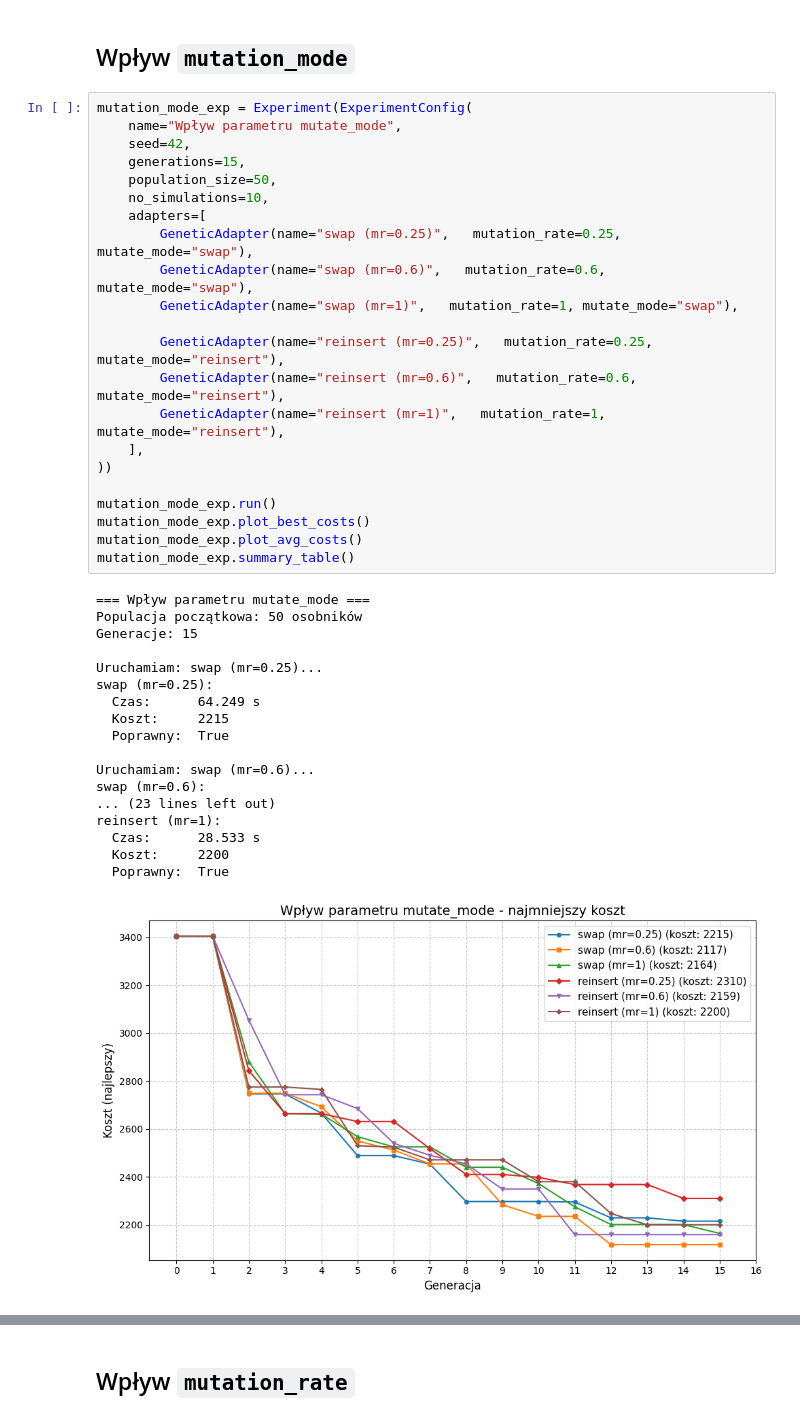
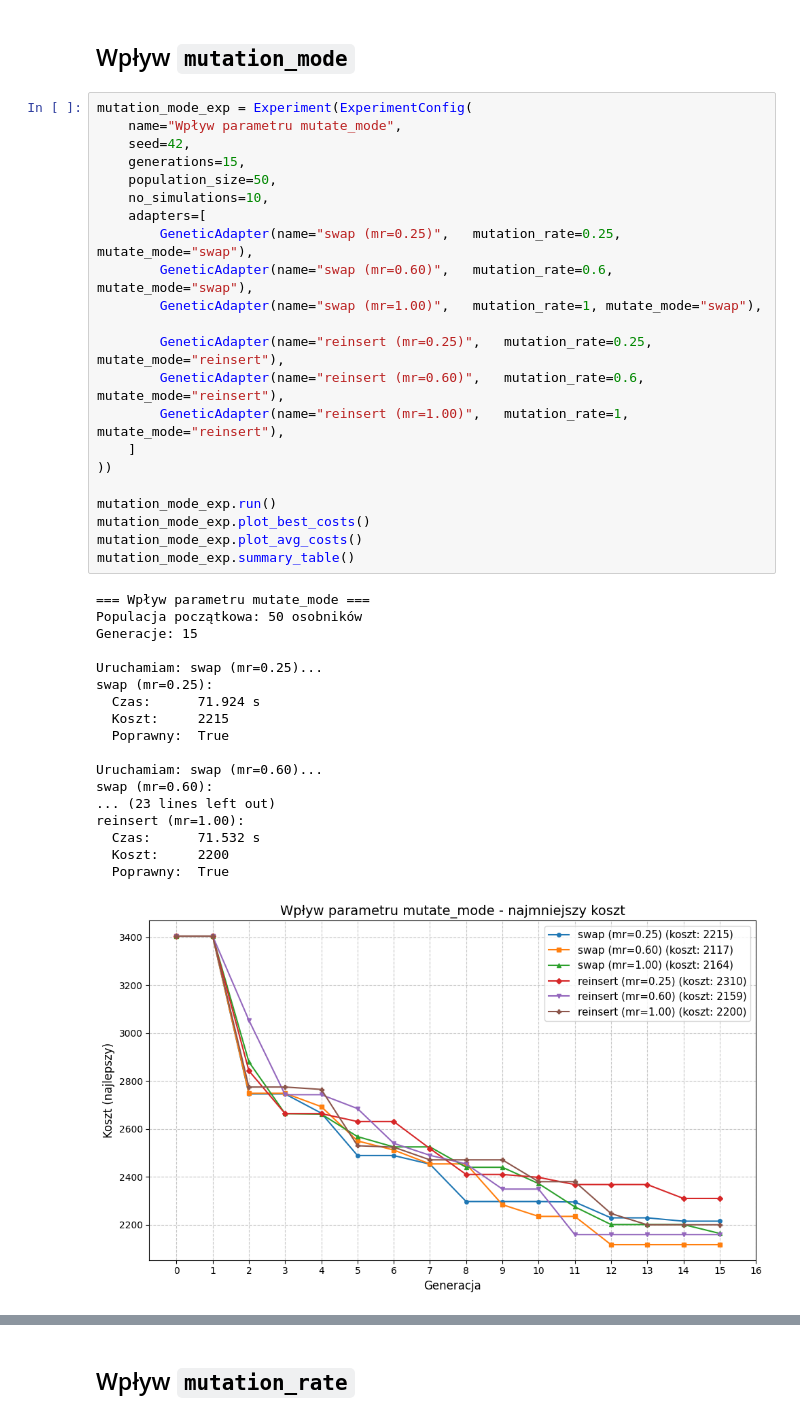
Before and after one commit to Ant-Mas/BO_2026, a Jupyter notebook: experiments.ipynb, the cells around one changed output, grey strips where cells are left out. Cells and saved outputs as stored; diff of their text form.

Commit message:
Genetic experiments

```diff
--- a/experiments.ipynb
+++ b/experiments.ipynb
@@ -376,41 +251,41 @@ Bee (elite=3, good=7)          |     44.458 |       3862 |       True
 # %%
 mutation_mode_exp = Experiment(ExperimentConfig(
     name="Wpływ parametru mutate_mode",
     seed=42,
     generations=15,
     population_size=50,
     no_simulations=10,
     adapters=[
         GeneticAdapter(name="swap (mr=0.25)",   mutation_rate=0.25, mutate_mode="swap"),
-        GeneticAdapter(name="swap (mr=0.6)",   mutation_rate=0.6, mutate_mode="swap"),
-        GeneticAdapter(name="swap (mr=1)",   mutation_rate=1, mutate_mode="swap"),
+        GeneticAdapter(name="swap (mr=0.60)",   mutation_rate=0.6, mutate_mode="swap"),
+        GeneticAdapter(name="swap (mr=1.00)",   mutation_rate=1, mutate_mode="swap"),
 
         GeneticAdapter(name="reinsert (mr=0.25)",   mutation_rate=0.25, mutate_mode="reinsert"),
-        GeneticAdapter(name="reinsert (mr=0.6)",   mutation_rate=0.6, mutate_mode="reinsert"),
-        GeneticAdapter(name="reinsert (mr=1)",   mutation_rate=1, mutate_mode="reinsert"),
-    ],
+        GeneticAdapter(name="reinsert (mr=0.60)",   mutation_rate=0.6, mutate_mode="reinsert"),
+        GeneticAdapter(name="reinsert (mr=1.00)",   mutation_rate=1, mutate_mode="reinsert"),
+    ]
 ))
 
 mutation_mode_exp.run()
 mutation_mode_exp.plot_best_costs()
 mutation_mode_exp.plot_avg_costs()
 mutation_mode_exp.summary_table()
 # %% [output]
 === Wpływ parametru mutate_mode ===
 Populacja początkowa: 50 osobników
 Generacje: 15
 
 Uruchamiam: swap (mr=0.25)...
 swap (mr=0.25):
-  Czas:      64.249 s
+  Czas:      71.924 s
   Koszt:     2215
   Poprawny:  True
 
-Uruchamiam: swap (mr=0.6)...
-swap (mr=0.6):
+Uruchamiam: swap (mr=0.60)...
+swap (mr=0.60):
 ... (23 lines left out)
-reinsert (mr=1):
-  Czas:      28.533 s
+reinsert (mr=1.00):
+  Czas:      71.532 s
   Koszt:     2200
   Poprawny:  True
-[figure, old version]
+[figure, new version]
```
Also changed, not shown: parts of 15 cells of this notebook.
